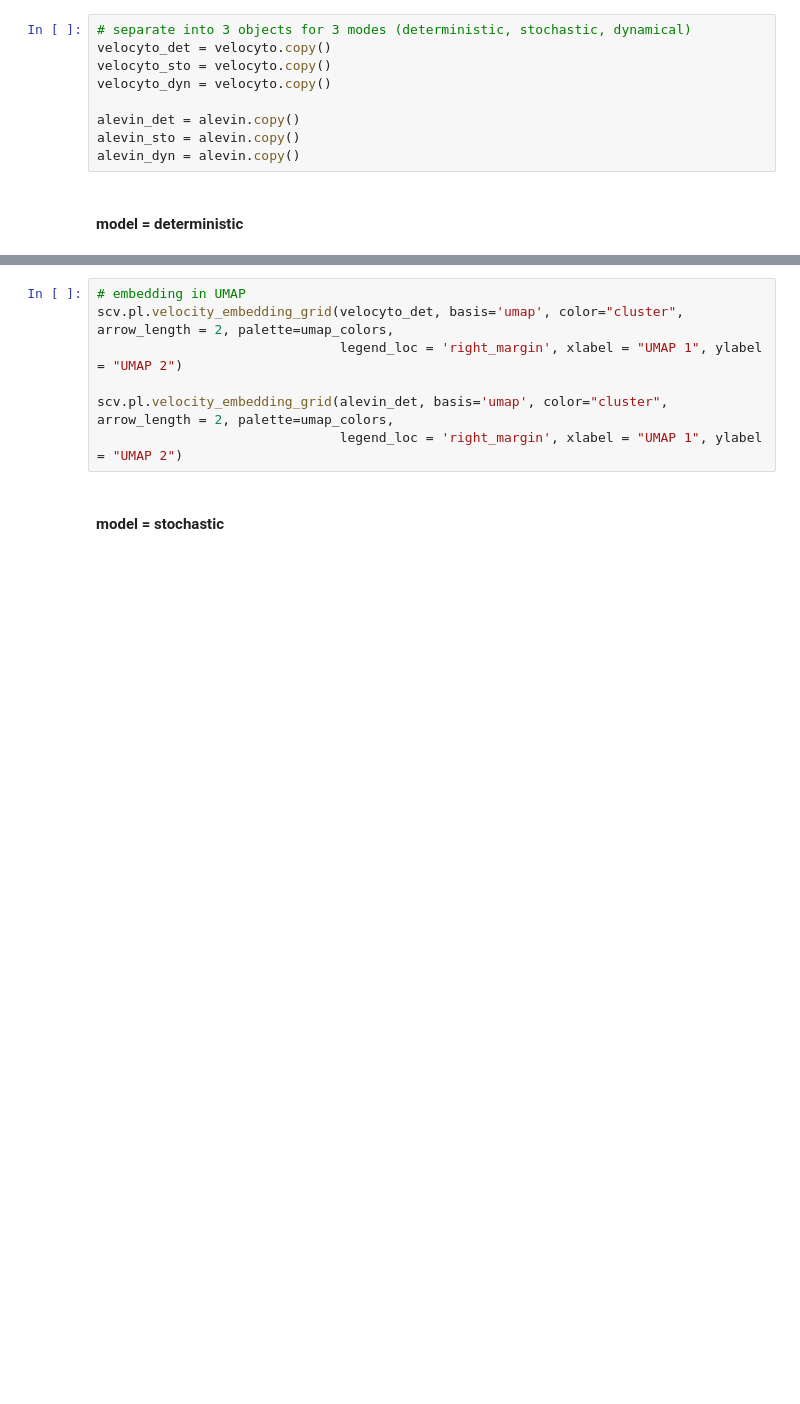
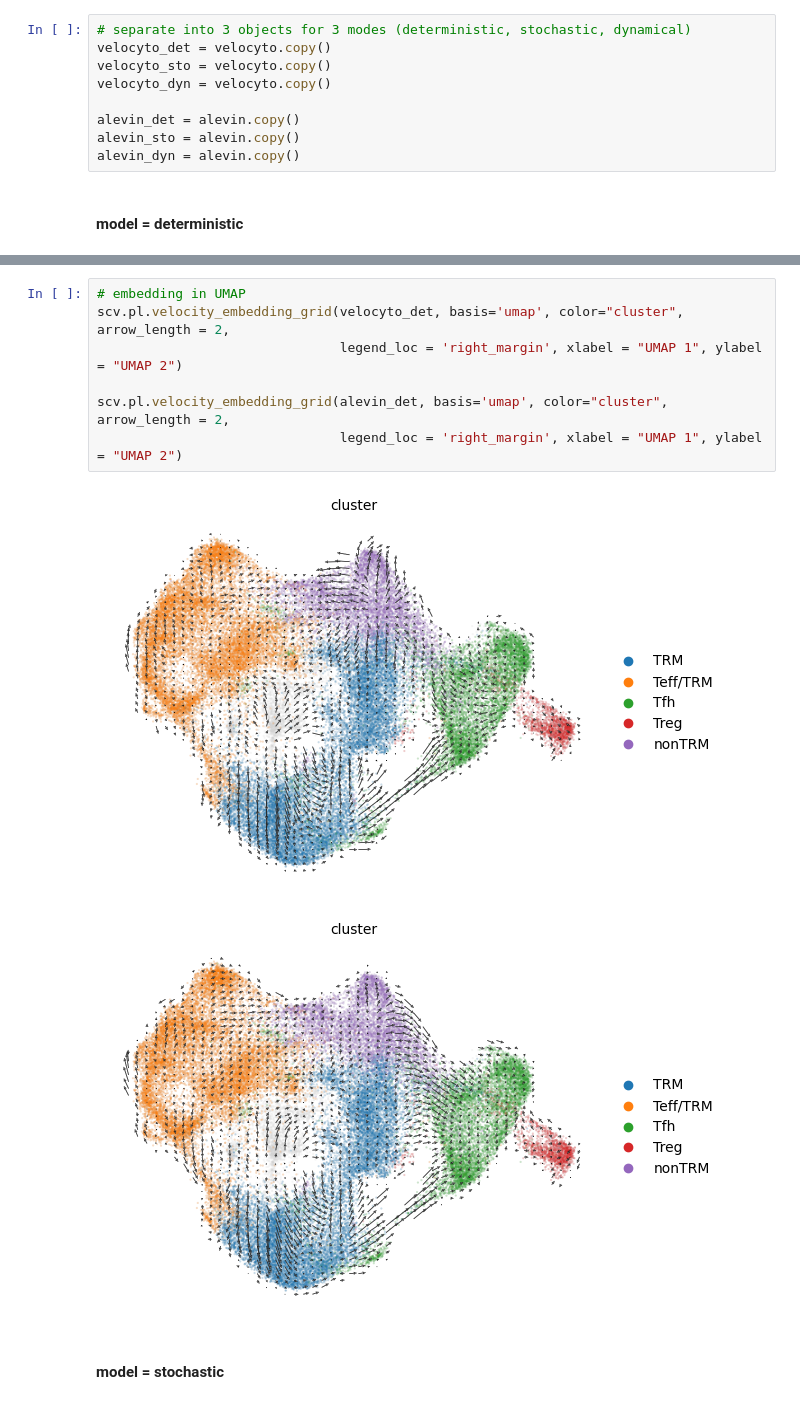
Before and after one commit to Doreen181/Velocyto_5-scRNA-seq, a Jupyter notebook: Fu/code/08_calculate_velocities.ipynb, the cells around one changed output, grey strips where cells are left out. Cells and saved outputs as stored; diff of their text form; blank space fills up the shorter version.

```diff
--- a/Fu/code/08_calculate_velocities.ipynb
+++ b/Fu/code/08_calculate_velocities.ipynb
@@ -123,10 +142,13 @@ scv.tl.velocity_graph(alevin_det)
 # %%
 # embedding in UMAP
-scv.pl.velocity_embedding_grid(velocyto_det, basis='umap', color="cluster", arrow_length = 2, palette=umap_colors,
+scv.pl.velocity_embedding_grid(velocyto_det, basis='umap', color="cluster", arrow_length = 2,
                                legend_loc = 'right_margin', xlabel = "UMAP 1", ylabel = "UMAP 2")
 
-scv.pl.velocity_embedding_grid(alevin_det, basis='umap', color="cluster", arrow_length = 2, palette=umap_colors,
+scv.pl.velocity_embedding_grid(alevin_det, basis='umap', color="cluster", arrow_length = 2,
                                legend_loc = 'right_margin', xlabel = "UMAP 1", ylabel = "UMAP 2")
+# %% [output]
+[figure, added]
+[figure, added]
 # %% [markdown]
 #### model = stochastic
 # %%
```
Also changed, not shown: parts of 13 cells of this notebook, 2 other files.
